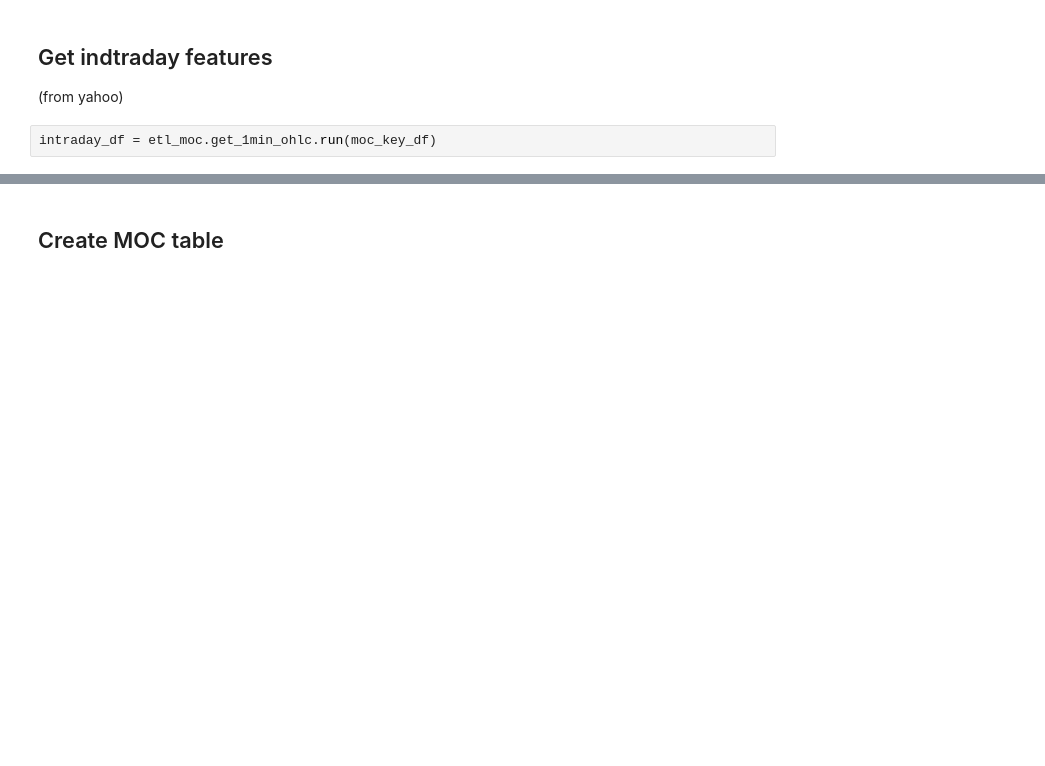
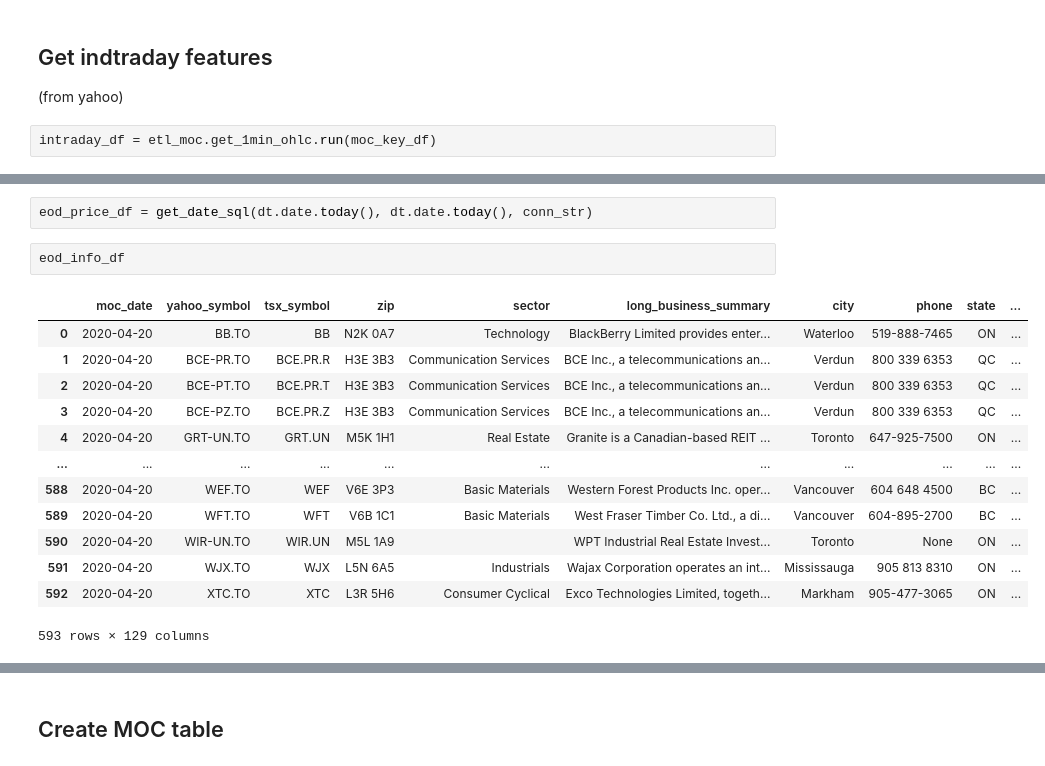
Before and after one commit to gryBox/prefect_guide, a Jupyter notebook: MOC_to_DB.ipynb, the cells around one changed output, grey strips where cells are left out. Drawn from its saved outputs; the diff is of its cells as text; blank space fills up the shorter version.

```diff
--- a/MOC_to_DB.ipynb
+++ b/MOC_to_DB.ipynb
@@ -113,0 +126,18 @@ intraday_df = etl_moc.get_1min_ohlc.run(moc_key_df)
+# %%
+eod_price_df = get_date_sql(dt.date.today(), dt.date.today(), conn_str)
+# %%
+eod_info_df
+# %% [output]
+|  | moc_date | yahoo_symbol | tsx_symbol | zip | sector | long_business_summary | city | phone | state | ... |
+| 0 | 2020-04-20 | BB.TO | BB | N2K 0A7 | Technology | BlackBerry Limited provides enter... | Waterloo | 519-888-7465 | ON | ... |
+| 1 | 2020-04-20 | BCE-PR.TO | BCE.PR.R | H3E 3B3 | Communication Services | BCE Inc., a telecommunications an... | Verdun | 800 339 6353 | QC | ... |
+| 2 | 2020-04-20 | BCE-PT.TO | BCE.PR.T | H3E 3B3 | Communication Services | BCE Inc., a telecommunications an... | Verdun | 800 339 6353 | QC | ... |
+| 3 | 2020-04-20 | BCE-PZ.TO | BCE.PR.Z | H3E 3B3 | Communication Services | BCE Inc., a telecommunications an... | Verdun | 800 339 6353 | QC | ... |
+| 4 | 2020-04-20 | GRT-UN.TO | GRT.UN | M5K 1H1 | Real Estate | Granite is a Canadian-based REIT ... | Toronto | 647-925-7500 | ON | ... |
+| ... | ... | ... | ... | ... | ... | ... | ... | ... | ... | ... |
+| 588 | 2020-04-20 | WEF.TO | WEF | V6E 3P3 | Basic Materials | Western Forest Products Inc. oper... | Vancouver | 604 648 4500 | BC | ... |
+| 589 | 2020-04-20 | WFT.TO | WFT | V6B 1C1 | Basic Materials | West Fraser Timber Co. Ltd., a di... | Vancouver | 604-895-2700 | BC | ... |
+| 590 | 2020-04-20 | WIR-UN.TO | WIR.UN | M5L 1A9 |  | WPT Industrial Real Estate Invest... | Toronto | None | ON | ... |
+| 591 | 2020-04-20 | WJX.TO | WJX | L5N 6A5 | Industrials | Wajax Corporation operates an int... | Mississauga | 905 813 8310 | ON | ... |
+| 592 | 2020-04-20 | XTC.TO | XTC | L3R 5H6 | Consumer Cyclical | Exco Technologies Limited, togeth... | Markham | 905-477-3065 | ON | ... |
+593 rows × 129 columns
```
Also changed, not shown: parts of 8 cells of this notebook, 2 other files.
